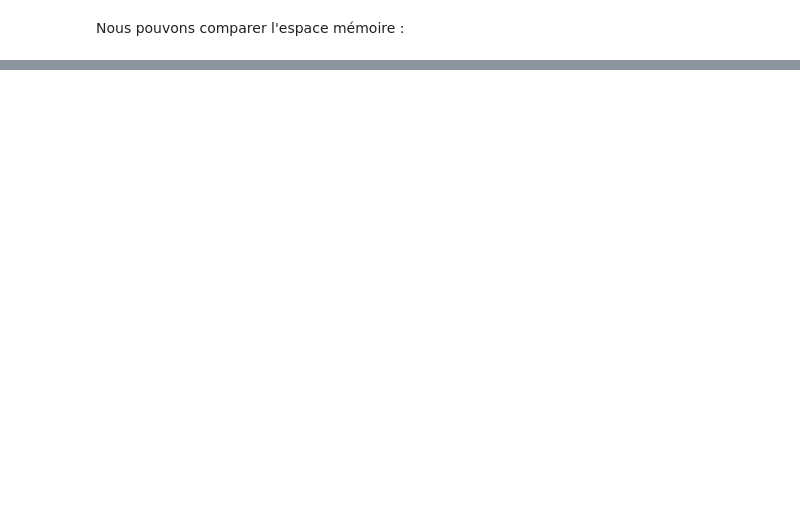
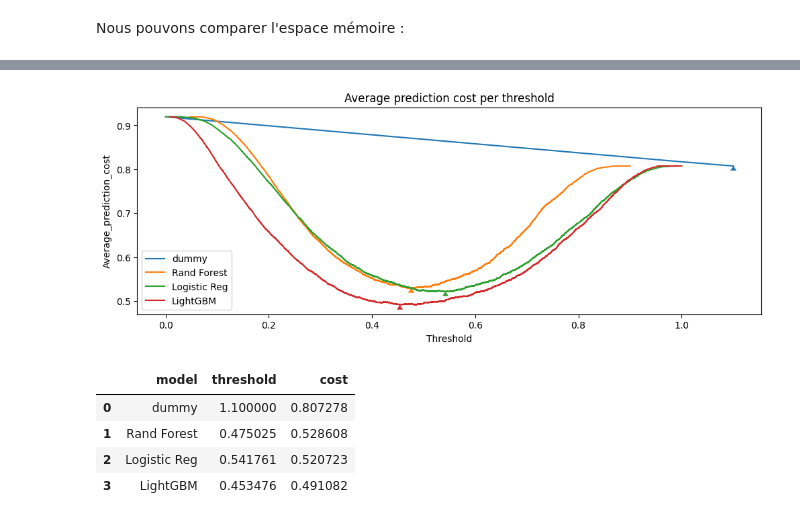
Before and after one commit to ClementPatin/OC-P4, a Jupyter notebook: Patin_Clement_1_notebook_072023.ipynb, the cells around one changed output, grey strips where cells are left out. Cells and saved outputs as stored; diff of their text form; code cells hidden in the pictures; blank space fills up the shorter version.

```diff
--- a/Patin_Clement_1_notebook_072023.ipynb
+++ b/Patin_Clement_1_notebook_072023.ipynb
@@ -986,0 +4086,3 @@ burTestAgg.merge(activeAgg,how="left",on="SK_ID_CURR")
+# %%
+XTrainForGSForLB, XEvalForLB, yTrainForLB, yEvalForLB = \
+train_test_split(XTrainForGS,yTrain,stratify=yTrain,shuffle=True, test_size=0.2,random_state=16)
@@ -986,0 +4099,2 @@ burTestAgg.merge(activeAgg,how="left",on="SK_ID_CURR")
+# %%
+LBclf.set_params(**{"n_estimators":5000})
@@ -986,0 +4311,2 @@ burTestAgg.merge(activeAgg,how="left",on="SK_ID_CURR")
+# %%
+LBpipeTuned.set_params(**LBOptiSearch.best_params_)
@@ -986,0 +4406,12 @@ burTestAgg.merge(activeAgg,how="left",on="SK_ID_CURR")
+# %%
+%%time
+# first, fit LBpipeTuned on train set
+if not os.path.isdir("mySaves/models") :
+    os.mkdir("mySaves/models")
+
+if ("LBpipeTuned.joblib" not in os.listdir("mySaves/models")) or (rapidProcessing==False) :
+    LBpipeTuned.fit(XTrain,yTrain)
+    dump(LBpipeTuned,"mySaves/models/LBpipeTuned.joblib")
+
+else :
+    LBpipeTuned=load("mySaves/models/LBpipeTuned.joblib")
@@ -986,0 +4535,37 @@ burTestAgg.merge(activeAgg,how="left",on="SK_ID_CURR")
+# %%
+%%time
+# fit RFpipeTuned and LRpipeTuned on train set
+if not os.path.isdir("mySaves/models") :
+    os.mkdir("mySaves/models")
+if ("RFpipeTuned.joblib" not in os.listdir("mySaves/models")) or (rapidProcessing == False):
+    RFpipeTuned.fit(XTrain,yTrain)
+    dump(RFpipeTuned,"mySaves/models/RFpipeTuned.joblib")
+else :
+    RFpipeTuned=load("mySaves/models/RFpipeTuned.joblib")
+
+if ("LRpipeTuned.joblib" not in os.listdir("mySaves/models")) or (rapidProcessing == False):
+    LRpipeTuned.fit(XTrain,yTrain)
+    dump(LRpipeTuned,"mySaves/models/LRpipeTuned.joblib")
+else :
+    LRpipeTuned=load("mySaves/models/LRpipeTuned.joblib")
+
+# build a cost matrix
+# CTN  CFP
+# CFN  CTP
+PretADepenserCostMatrix=[
+    [0 , 1],
+    [10, 0]
+]
+
+# use the getCostEffectiveClassifModelUsingTEST function
+_,modelBestThreshold,_ =  \
+mf.getCostEffectiveClassifModelUsingTEST(
+    alreadyFittedModelsList=[dummy,RFpipeTuned,LRpipeTuned,LBpipeTuned],
+    namesList=["dummy","Rand Forest","Logistic Reg","LightGBM"],
+    X_test=XTest,
+    y_test=yTest,
+    costMatrix=PretADepenserCostMatrix,
+    drop_intermediate=True,
+    plot=True,
+    palette=None)
+# %% [output]
@@ -986,0 +4575,6 @@ burTestAgg.merge(activeAgg,how="left",on="SK_ID_CURR")
+[figure, added]
+|  | model | threshold | cost |
+| 0 | dummy | 1.100000 | 0.807278 |
+| 1 | Rand Forest | 0.475025 | 0.528608 |
+| 2 | Logistic Reg | 0.541761 | 0.520723 |
+| 3 | LightGBM | 0.453476 | 0.491082 |
```
Also changed, not shown: parts of 440 cells of this notebook, 6 other files.
